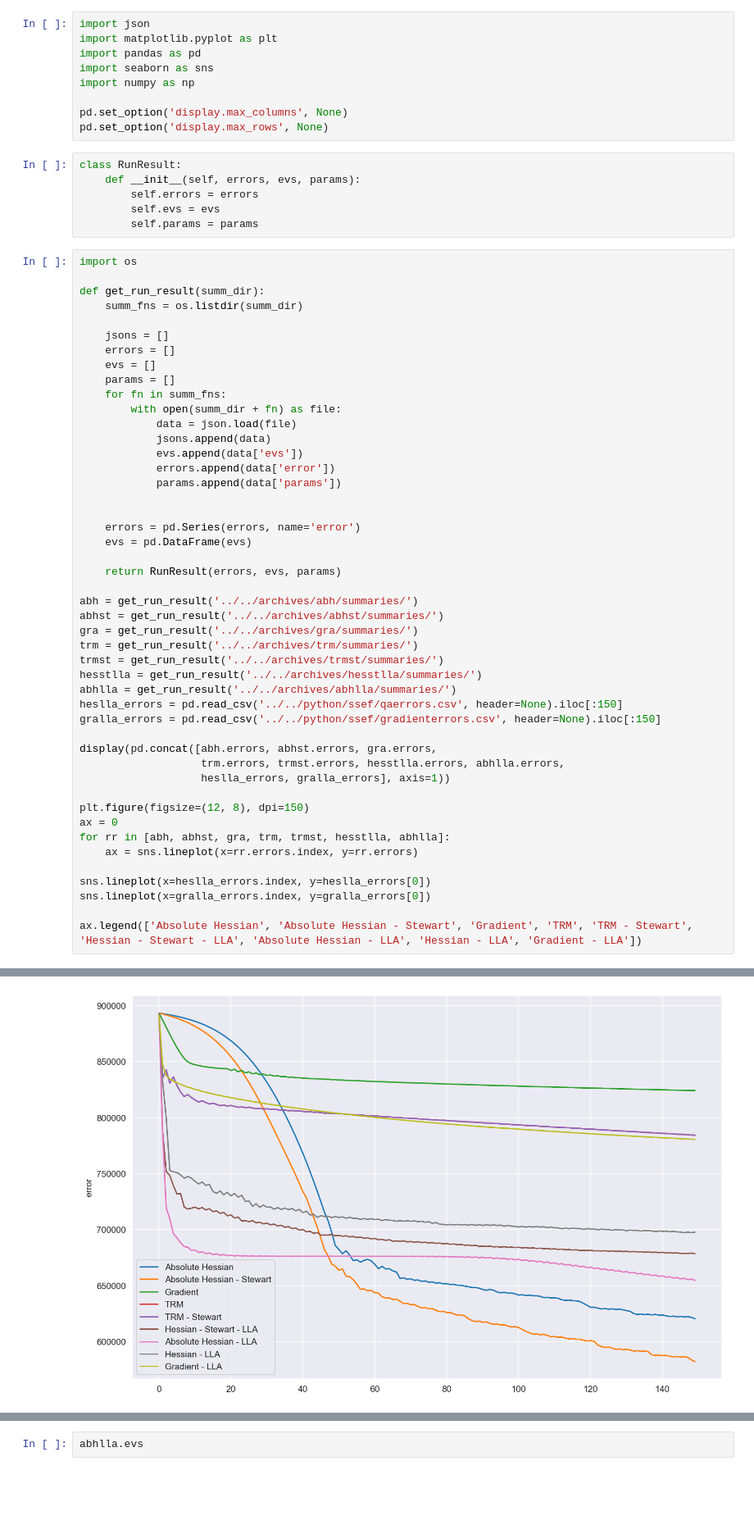
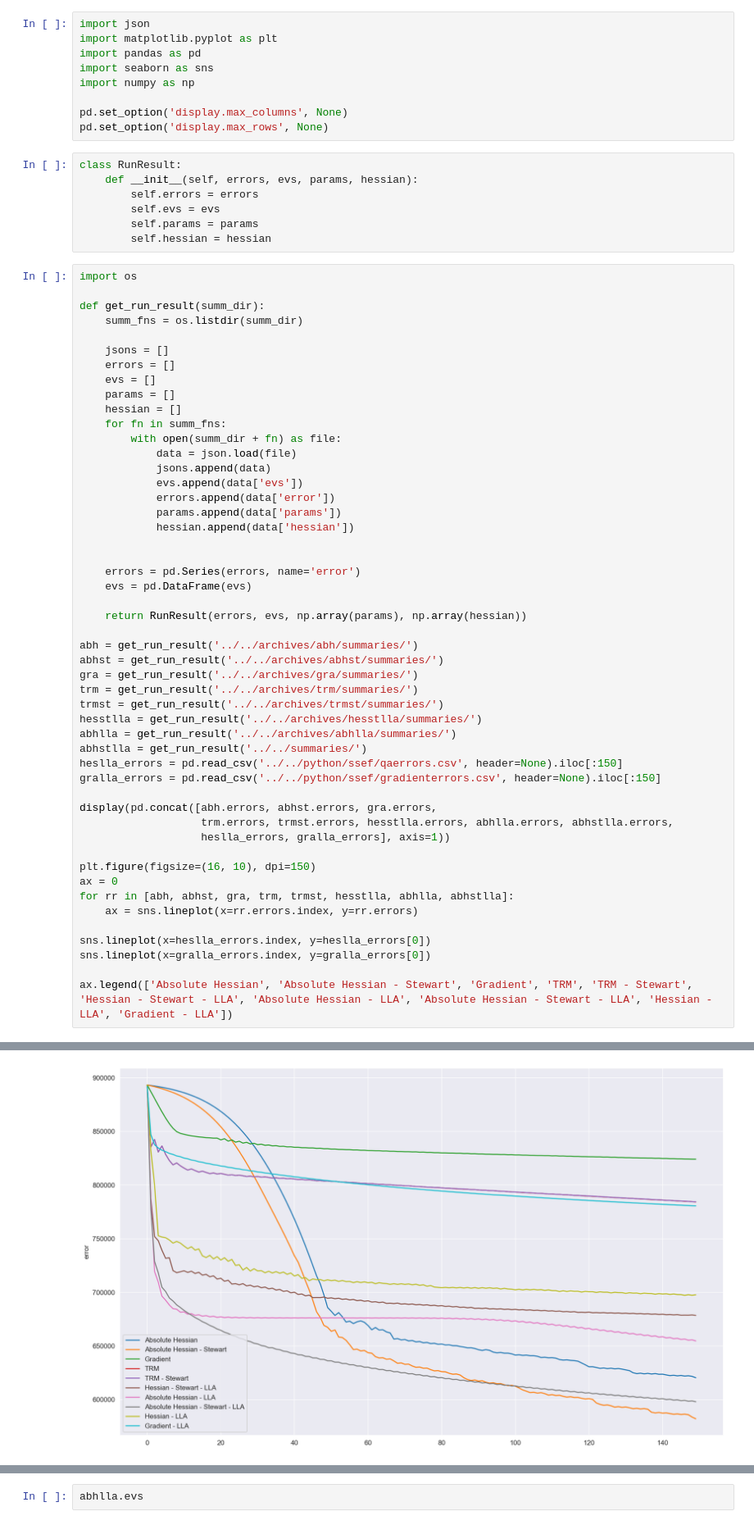
Before and after one commit to BluSteve/STYau122, a Jupyter notebook: python/styau/Analysis.ipynb, the cells around one changed output, grey strips where cells are left out. Shown at 82% size. Cells and saved outputs as stored; diff of their text form; blank space fills up the shorter version.

```diff
--- a/python/styau/Analysis.ipynb
+++ b/python/styau/Analysis.ipynb
@@ -9,10 +9,11 @@ pd.set_option('display.max_columns', None)
 pd.set_option('display.max_rows', None)
 # %%
 class RunResult:
-    def __init__(self, errors, evs, params):
+    def __init__(self, errors, evs, params, hessian):
         self.errors = errors
         self.evs = evs
         self.params = params
+        self.hessian = hessian
 # %%
 import os
 
@@ -23,6 +24,7 @@ def get_run_result(summ_dir):
     errors = []
     evs = []
     params = []
+    hessian = []
     for fn in summ_fns:
         with open(summ_dir + fn) as file:
             data = json.load(file)
@@ -30,12 +32,13 @@ def get_run_result(summ_dir):
             evs.append(data['evs'])
             errors.append(data['error'])
             params.append(data['params'])
+            hessian.append(data['hessian'])
 
 
     errors = pd.Series(errors, name='error')
     evs = pd.DataFrame(evs)
 
-    return RunResult(errors, evs, params)
+    return RunResult(errors, evs, np.array(params), np.array(hessian))
 
 abh = get_run_result('../../archives/abh/summaries/')
 abhst = get_run_result('../../archives/abhst/summaries/')
@@ -44,20 +47,21 @@ trm = get_run_result('../../archives/trm/summaries/')
 trmst = get_run_result('../../archives/trmst/summaries/')
 hesstlla = get_run_result('../../archives/hesstlla/summaries/')
 abhlla = get_run_result('../../archives/abhlla/summaries/')
+abhstlla = get_run_result('../../summaries/')
 heslla_errors = pd.read_csv('../../python/ssef/qaerrors.csv', header=None).iloc[:150]
 gralla_errors = pd.read_csv('../../python/ssef/gradienterrors.csv', header=None).iloc[:150]
 
 display(pd.concat([abh.errors, abhst.errors, gra.errors,
-                   trm.errors, trmst.errors, hesstlla.errors, abhlla.errors,
+                   trm.errors, trmst.errors, hesstlla.errors, abhlla.errors, abhstlla.errors,
                    heslla_errors, gralla_errors], axis=1))
 
-plt.figure(figsize=(12, 8), dpi=150)
+plt.figure(figsize=(16, 10), dpi=150)
 ax = 0
-for rr in [abh, abhst, gra, trm, trmst, hesstlla, abhlla]:
+for rr in [abh, abhst, gra, trm, trmst, hesstlla, abhlla, abhstlla]:
     ax = sns.lineplot(x=rr.errors.index, y=rr.errors)
 
 sns.lineplot(x=heslla_errors.index, y=heslla_errors[0])
 sns.lineplot(x=gralla_errors.index, y=gralla_errors[0])
 
-ax.legend(['Absolute Hessian', 'Absolute Hessian - Stewart', 'Gradient', 'TRM', 'TRM - Stewart', 'Hessian - Stewart - LLA', 'Absolute Hessian - LLA', 'Hessian - LLA', 'Gradient - LLA'])
+ax.legend(['Absolute Hessian', 'Absolute Hessian - Stewart', 'Gradient', 'TRM', 'TRM - Stewart', 'Hessian - Stewart - LLA', 'Absolute Hessian - LLA', 'Absolute Hessian - Stewart - LLA', 'Hessian - LLA', 'Gradient - LLA'])
 # %% [output]
@@ -81,2 +85,2 @@ ax.legend(['Absolute Hessian', 'Absolute Hessian - Stewart', 'Gradient', 'TRM',
 <matplotlib.legend.Legend at 0x...>
-[figure, old version]
+[figure, new version]
```
Also changed, not shown: parts of 5 cells of this notebook, 1 other file.
